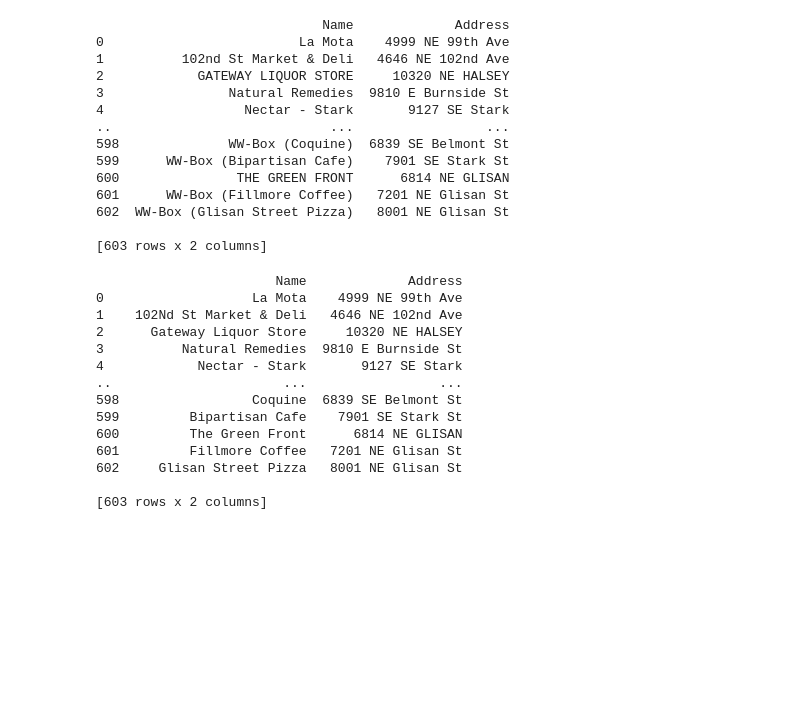
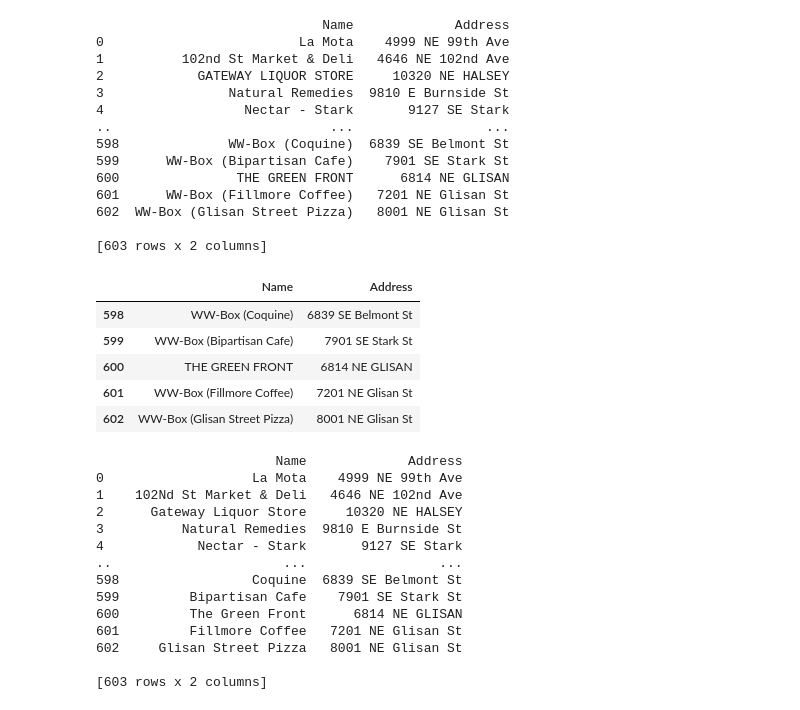
Before and after one commit to idellinger/WW_Project, a Jupyter notebook: WW_box_locations.ipynb, the cells around one changed output. Cells and saved outputs as stored; diff of their text form; code cells hidden in the pictures; blank space fills up the shorter version.

```diff
--- a/WW_box_locations.ipynb
+++ b/WW_box_locations.ipynb
@@ -92,6 +81,15 @@ print(ww_boxes)
 602  WW-Box (Glisan Street Pizza)   8001 NE Glisan St
 
 [603 rows x 2 columns]
+# %%
+ww_boxes.tail()
+# %% [output]
+|  | Name | Address |
+| 598 | WW-Box (Coquine) | 6839 SE Belmont St |
+| 599 | WW-Box (Bipartisan Cafe) | 7901 SE Stark St |
+| 600 | THE GREEN FRONT | 6814 NE GLISAN |
+| 601 | WW-Box (Fillmore Coffee) | 7201 NE Glisan St |
+| 602 | WW-Box (Glisan Street Pizza) | 8001 NE Glisan St |
 # %%
 def clean_name(Name):
     # Check if the place name starts with "WW-Box"
```
Also changed, not shown: parts of 14 cells of this notebook, 6 other files.
